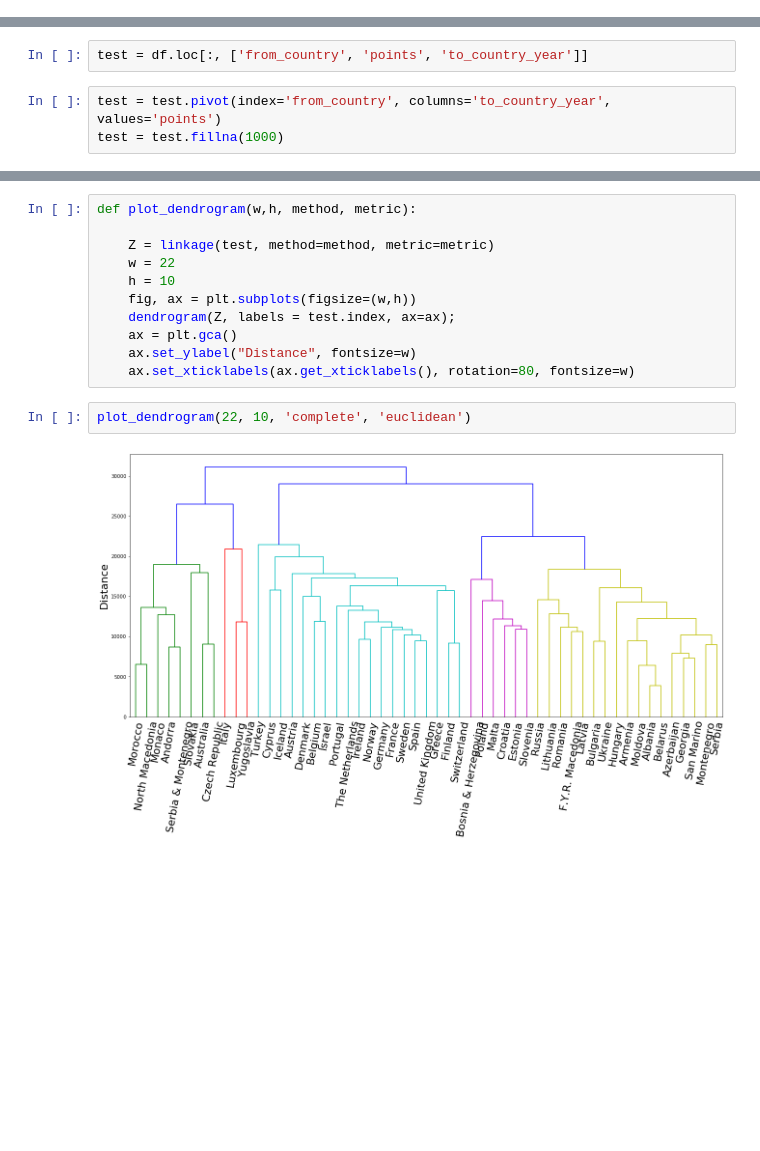
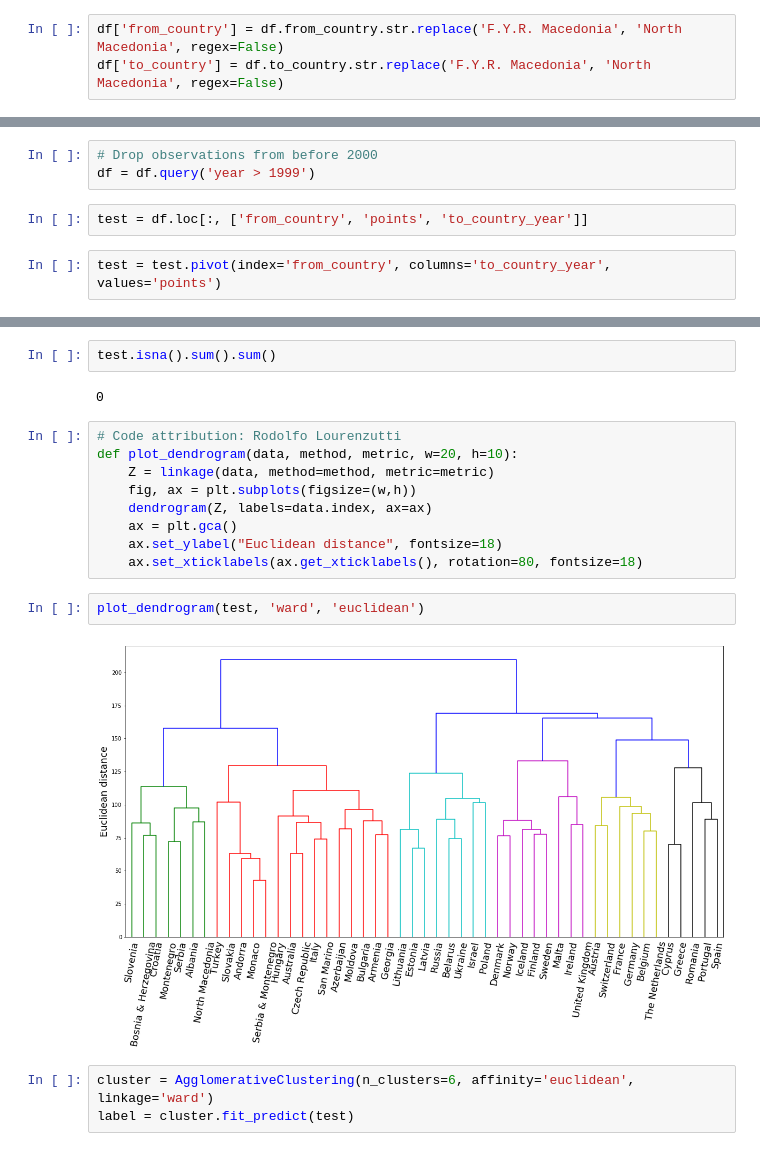
Before and after one commit to reikookamoto/eurovision, a Jupyter notebook: src/analysis.ipynb, the cells around one changed output, grey strips where cells are left out. Saved outputs shown, nothing was run; the diff lists cells and outputs as text; blank space fills up the shorter version.

```diff
--- a/src/analysis.ipynb
+++ b/src/analysis.ipynb
@@ -33,6 +36,9 @@ df.head()
 | 3 | 1975 | f | 1975f | J | Belgium | Germany | 0 |
 | 4 | 1975 | f | 1975f | J | Belgium | Ireland | 12 |
 | 5 | 1975 | f | 1975f | J | Belgium | Israel | 1 |
+# %%
+df['from_country'] = df.from_country.str.replace('F.Y.R. Macedonia', 'North Macedonia', regex=False)
+df['to_country'] = df.to_country.str.replace('F.Y.R. Macedonia', 'North Macedonia', regex=False)
 # %%
 df['to_country_year'] = df['to_country'] + df.year.map(str)
 # %%
@@ -55,8 +61,10 @@ According to [this scoreboard](https://eurovisionworld.com/eurovision/2019), Bel
 df = df[~(df['from_country'] == 'Belarus') |
         ~(df['to_country_year'] == 'Russia2019') |
         ~(df['points'] == 0)]
+# %%
+# Drop observations from before 2000
+df = df.query('year > 1999')
 # %%
 test = df.loc[:, ['from_country', 'points', 'to_country_year']]
 # %%
 test = test.pivot(index='from_country', columns='to_country_year', values='points')
-test = test.fillna(1000)
@@ -63,15 +84,20 @@ test = test.fillna(1000)
+# %%
+test.isna().sum().sum()
+# %% [output]
+0
 # %%
-def plot_dendrogram(w,h, method, metric):
-
-    Z = linkage(test, method=method, metric=metric)
-    w = 22
-    h = 10
+# Code attribution: Rodolfo Lourenzutti
+def plot_dendrogram(data, method, metric, w=20, h=10):
+    Z = linkage(data, method=method, metric=metric)
     fig, ax = plt.subplots(figsize=(w,h))
-    dendrogram(Z, labels = test.index, ax=ax);
+    dendrogram(Z, labels=data.index, ax=ax)
     ax = plt.gca()
-    ax.set_ylabel("Distance", fontsize=w)
-    ax.set_xticklabels(ax.get_xticklabels(), rotation=80, fontsize=w)
+    ax.set_ylabel("Euclidean distance", fontsize=18)
+    ax.set_xticklabels(ax.get_xticklabels(), rotation=80, fontsize=18)
-# %%
-plot_dendrogram(22, 10, 'complete', 'euclidean')
-# %% [output]
-[figure, removed]
+# %%
+plot_dendrogram(test, 'ward', 'euclidean')
+# %% [output]
+[figure, added]
+# %%
+cluster = AgglomerativeClustering(n_clusters=6, affinity='euclidean', linkage='ward')
+label = cluster.fit_predict(test)
```
Also changed, not shown: parts of 5 cells of this notebook.
